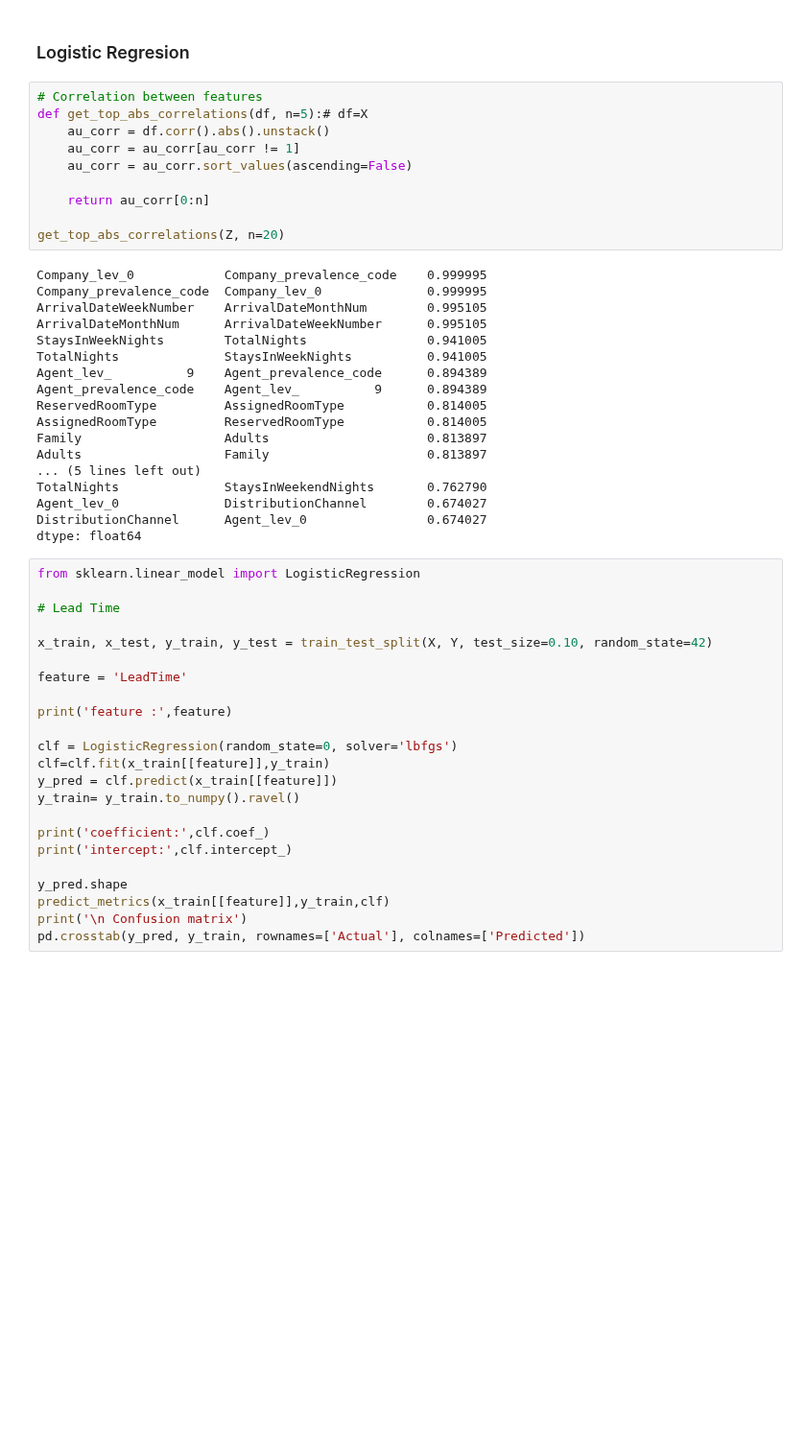
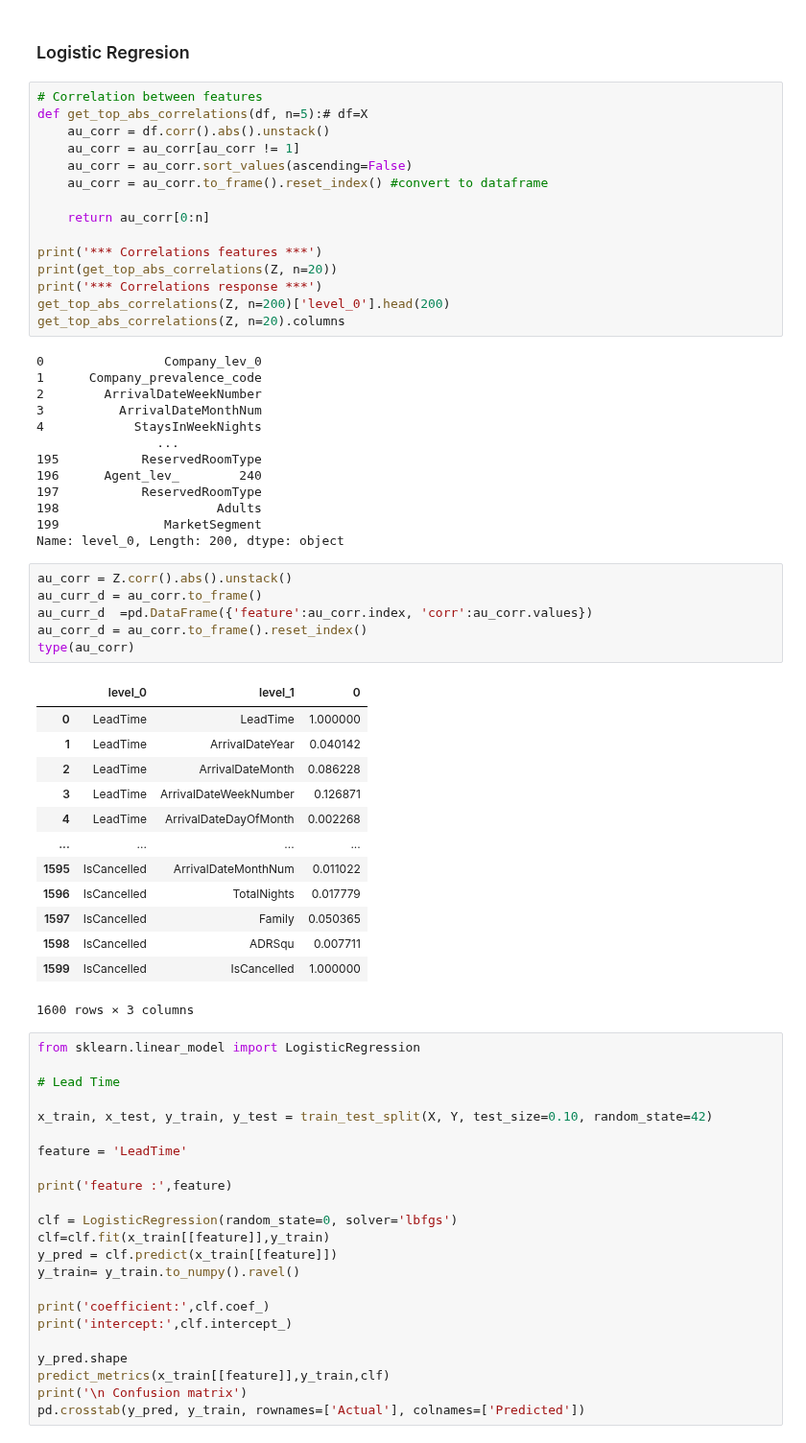
Before and after one commit to alejandromanas/GoogleColab_public, a Jupyter notebook: Bookings.ipynb, the cells around one changed output. Shown at 96% size. Drawn from its saved outputs; the diff is of its cells as text; blank space fills up the shorter version.

```diff
--- a/Bookings.ipynb
+++ b/Bookings.ipynb
@@ -118,28 +118,48 @@ def get_top_abs_correlations(df, n=5):# df=X
     au_corr = df.corr().abs().unstack()
     au_corr = au_corr[au_corr != 1]
     au_corr = au_corr.sort_values(ascending=False)
+    au_corr = au_corr.to_frame().reset_index() #convert to dataframe
 
     return au_corr[0:n]
 
-get_top_abs_correlations(Z, n=20)
+print('*** Correlations features ***')
+print(get_top_abs_correlations(Z, n=20))
+print('*** Correlations response ***')
+get_top_abs_correlations(Z, n=200)['level_0'].head(200)
+get_top_abs_correlations(Z, n=20).columns
 # %% [output]
-Company_lev_0            Company_prevalence_code    0.999995
-Company_prevalence_code  Company_lev_0              0.999995
-ArrivalDateWeekNumber    ArrivalDateMonthNum        0.995105
-ArrivalDateMonthNum      ArrivalDateWeekNumber      0.995105
-StaysInWeekNights        TotalNights                0.941005
-TotalNights              StaysInWeekNights          0.941005
-Agent_lev_          9    Agent_prevalence_code      0.894389
-Agent_prevalence_code    Agent_lev_          9      0.894389
-ReservedRoomType         AssignedRoomType           0.814005
-AssignedRoomType         ReservedRoomType           0.814005
-Family                   Adults                     0.813897
-Adults                   Family                     0.813897
-... (5 lines left out)
-TotalNights              StaysInWeekendNights       0.762790
-Agent_lev_0              DistributionChannel        0.674027
-DistributionChannel      Agent_lev_0                0.674027
-dtype: float64
+0                Company_lev_0
+1      Company_prevalence_code
+2        ArrivalDateWeekNumber
+3          ArrivalDateMonthNum
+4            StaysInWeekNights
+                ...
+195           ReservedRoomType
+196      Agent_lev_        240
+197           ReservedRoomType
+198                     Adults
+199              MarketSegment
+Name: level_0, Length: 200, dtype: object
+# %%
+au_corr = Z.corr().abs().unstack()
+au_curr_d = au_corr.to_frame()
+au_curr_d  =pd.DataFrame({'feature':au_corr.index, 'corr':au_corr.values})
+au_corr_d = au_corr.to_frame().reset_index()
+type(au_corr)
+# %% [output]
+|  | level_0 | level_1 | 0 |
+| 0 | LeadTime | LeadTime | 1.000000 |
+| 1 | LeadTime | ArrivalDateYear | 0.040142 |
+| 2 | LeadTime | ArrivalDateMonth | 0.086228 |
+| 3 | LeadTime | ArrivalDateWeekNumber | 0.126871 |
+| 4 | LeadTime | ArrivalDateDayOfMonth | 0.002268 |
+| ... | ... | ... | ... |
+| 1595 | IsCancelled | ArrivalDateMonthNum | 0.011022 |
+| 1596 | IsCancelled | TotalNights | 0.017779 |
+| 1597 | IsCancelled | Family | 0.050365 |
+| 1598 | IsCancelled | ADRSqu | 0.007711 |
+| 1599 | IsCancelled | IsCancelled | 1.000000 |
+1600 rows × 3 columns
 # %%
 from sklearn.linear_model import LogisticRegression
 
```
